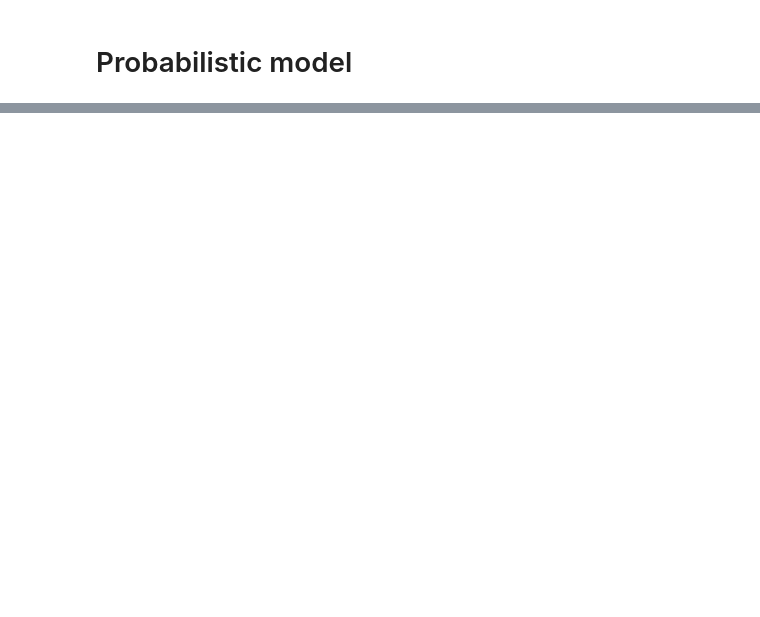
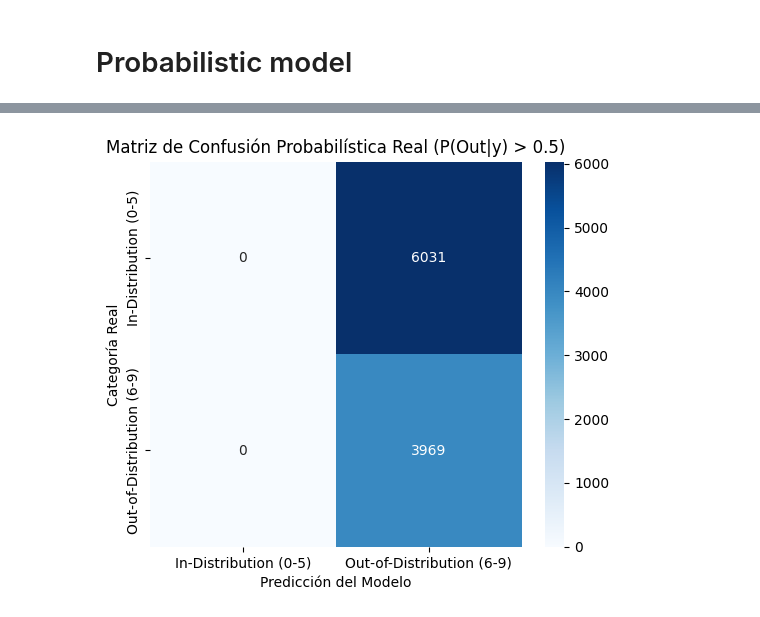
Before and after one commit to Lucy-syu/Out-of-distribution-Detection-Model, a Jupyter notebook: OODAutoencoder.ipynb, the cells around one changed output, grey strips where cells are left out. Saved outputs shown, nothing was run; the diff lists cells and outputs as text; code cells hidden in the pictures; blank space fills up the shorter version.

```diff
--- a/OODAutoencoder.ipynb
+++ b/OODAutoencoder.ipynb
@@ -442,0 +500,83 @@ plt.show()
+# %%
+import numpy as np
+import torch
+import matplotlib.pyplot as plt
+from sklearn.metrics import confusion_matrix, classification_report
+import seaborn as sns
+from torch.utils.data import DataLoader
+import math
+
+# Recuperamos las desviaciones estándar estimadas de entrenamiento
+# Usamos un factor multiplicador para calibrar las gaussianas en el espacio latente 2D
+factor_suavizado = 1.0
+class_stds_calibradas = class_stds * factor_suavizado
+
+# Implementación numéricamente estable en el espacio de logaritmos para evitar underflow
+def calcular_p_out_estable(x, class_means, class_stds, class_priors, p_in=0.5, p_out=0.5):
+    # Transformación no lineal arctan
+    y = torch.atan(math.pi * x - math.pi / 2)
+
+    # 1. Log-densidad OOD: p(y | Out)
+    log_p_y_out_comp = -2.0 * torch.log(torch.cos(y) + 1e-12) - math.log(math.pi)
+    log_p_y_out = torch.sum(log_p_y_out_comp, dim=1)
+
+    # 2. Log-densidad In-distribution: p(y | In)
+    batch_size = x.shape[0]
+    C = class_means.shape[0]
+
+    log_components = []
+    for j in range(C):
+        var = class_stds[j] ** 2
+        log_norm_const = -0.5 * torch.log(2.0 * math.pi * var)
+        log_exp_term = -((y - class_means[j]) ** 2) / (2.0 * var)
+        log_p_y_in_j_comp = log_norm_const + log_exp_term
+
+        log_p_y_in_j = torch.sum(log_p_y_in_j_comp, dim=1)
+        log_joint_j = log_p_y_in_j + torch.log(class_priors[j] + 1e-12)
+        log_components.append(log_joint_j.unsqueeze(1))
+
+    log_components = torch.cat(log_components, dim=1)
+    log_p_y_in = torch.logsumexp(log_components, dim=1)
+
+    # 3. Teorema de Bayes en el espacio logarítmico
+    log_numerator_in = log_p_y_in + math.log(p_in)
+    log_numerator_out = log_p_y_out + math.log(p_out)
+
+    log_ratio = log_numerator_in - log_numerator_out
+
+    # P(Out | y) = 1 / (1 + exp(log_ratio))
+    p_out_given_y = 1.0 / (1.0 + torch.exp(log_ratio))
+    return p_out_given_y
+
+# 1. Ejecutar la estimación sobre el conjunto de test completo usando varianzas calibradas
+test_loader = DataLoader(test_dataset, batch_size=batch_size, shuffle=False)
+all_stable_p_out = []
+test_labels = []
+
+with torch.no_grad():
+    for x_test, y_test in test_loader:
+        latent, _ = model(x_test)
+        p_out_y = calcular_p_out_estable(latent, class_means, class_stds_calibradas, class_priors)
+        all_stable_p_out.append(p_out_y.cpu())
+        test_labels.append(y_test.cpu())
+
+all_stable_p_out = torch.cat(all_stable_p_out).numpy()
+test_labels = torch.cat(test_labels).numpy()
+
+# 2. Clasificación Binaria ESTRICTA: Out-of-Distribution si P(Out|y) > 0.5
+y_pred_binary = (all_stable_p_out > 0.5).astype(int)
+y_true_binary = (test_labels > 5).astype(int)
+
+# 3. Presentar los resultados
+target_names = ['In-Distribution (0-5)', 'Out-of-Distribution (6-9)']
+print("=== Reporte de Clasificación Probabilística Estricta P(Out|y) > 0.5 ===\n")
+print(classification_report(y_true_binary, y_pred_binary, target_names=target_names))
+
+cm = confusion_matrix(y_true_binary, y_pred_binary)
+plt.figure(figsize=(6, 5))
+sns.heatmap(cm, annot=True, fmt='d', cmap='Blues', xticklabels=target_names, yticklabels=target_names)
+plt.xlabel('Predicción del Modelo')
+plt.ylabel('Categoría Real')
+plt.title('Matriz de Confusión Probabilística Real (P(Out|y) > 0.5)')
+plt.show()
+# %% [output]
@@ -442,0 +593 @@ plt.show()
+[figure, added]
```
Also changed, not shown: parts of 9 cells of this notebook.
